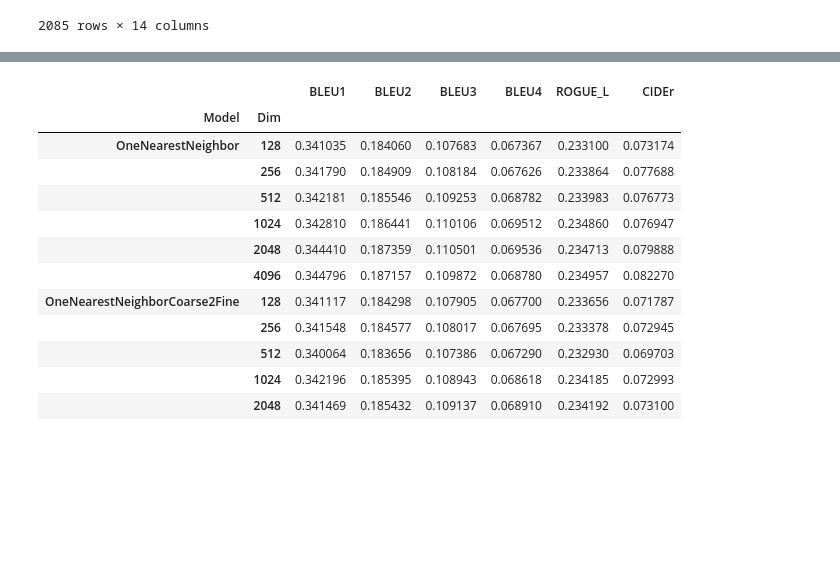
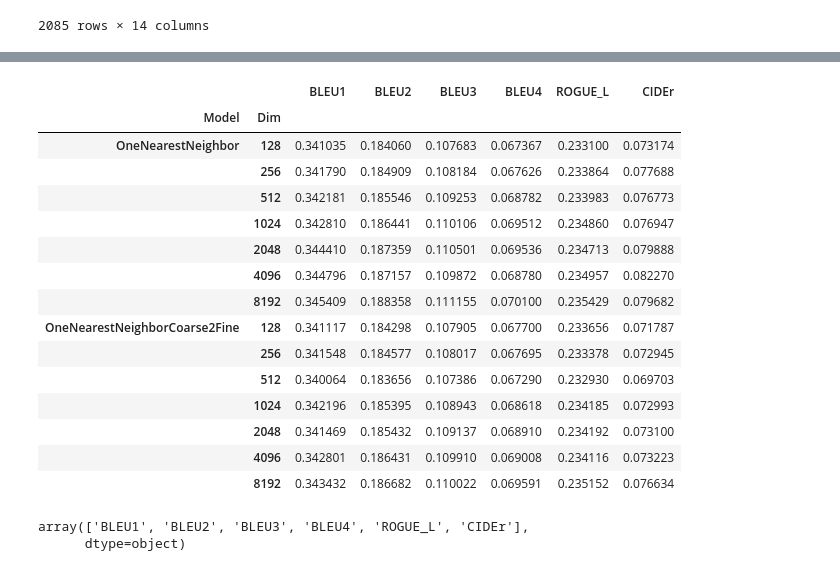
Before and after one commit to pjumruspun/chest-xray-report-gen, a Jupyter notebook: text_generation/discussion.ipynb, the cells around one changed output, grey strips where cells are left out. Drawn from its saved outputs; the diff is of its cells as text; code cells hidden in the pictures; blank space fills up the shorter version.

```diff
--- a/text_generation/discussion.ipynb
+++ b/text_generation/discussion.ipynb
@@ -150,18 +151,26 @@ array([ 922,  343,   39, 2055,  209, 1186,  904, 1518, 1512,  803,  812,
 # %%
 d = pd.read_csv('results/results_nlg.csv')
 # %%
-d[d['Split'] == 'test'].groupby(['Model', 'Dim']).mean().drop(columns='Seed')
+d[(d['Split'] == 'test')].groupby(['Model', 'Dim']).mean().drop(columns='Seed')
 # %% [output]
 |  |  | BLEU1 | BLEU2 | BLEU3 | BLEU4 | ROGUE_L | CIDEr |
 | Model | Dim |  |  |  |  |  |  |
 | OneNearestNeighbor | 128 | 0.341035 | 0.184060 | 0.107683 | 0.067367 | 0.233100 | 0.073174 |
 |  | 256 | 0.341790 | 0.184909 | 0.108184 | 0.067626 | 0.233864 | 0.077688 |
 |  | 512 | 0.342181 | 0.185546 | 0.109253 | 0.068782 | 0.233983 | 0.076773 |
 |  | 1024 | 0.342810 | 0.186441 | 0.110106 | 0.069512 | 0.234860 | 0.076947 |
 |  | 2048 | 0.344410 | 0.187359 | 0.110501 | 0.069536 | 0.234713 | 0.079888 |
 |  | 4096 | 0.344796 | 0.187157 | 0.109872 | 0.068780 | 0.234957 | 0.082270 |
+|  | 8192 | 0.345409 | 0.188358 | 0.111155 | 0.070100 | 0.235429 | 0.079682 |
 | OneNearestNeighborCoarse2Fine | 128 | 0.341117 | 0.184298 | 0.107905 | 0.067700 | 0.233656 | 0.071787 |
 |  | 256 | 0.341548 | 0.184577 | 0.108017 | 0.067695 | 0.233378 | 0.072945 |
 |  | 512 | 0.340064 | 0.183656 | 0.107386 | 0.067290 | 0.232930 | 0.069703 |
 |  | 1024 | 0.342196 | 0.185395 | 0.108943 | 0.068618 | 0.234185 | 0.072993 |
 |  | 2048 | 0.341469 | 0.185432 | 0.109137 | 0.068910 | 0.234192 | 0.073100 |
+|  | 4096 | 0.342801 | 0.186431 | 0.109910 | 0.069008 | 0.234116 | 0.073223 |
+|  | 8192 | 0.343432 | 0.186682 | 0.110022 | 0.069591 | 0.235152 | 0.076634 |
+# %%
+d.columns.values[-6:]
+# %% [output]
+array(['BLEU1', 'BLEU2', 'BLEU3', 'BLEU4', 'ROGUE_L', 'CIDEr'],
+      dtype=object)
```
Also changed, not shown: parts of 2 cells of this notebook, 3 other files.
